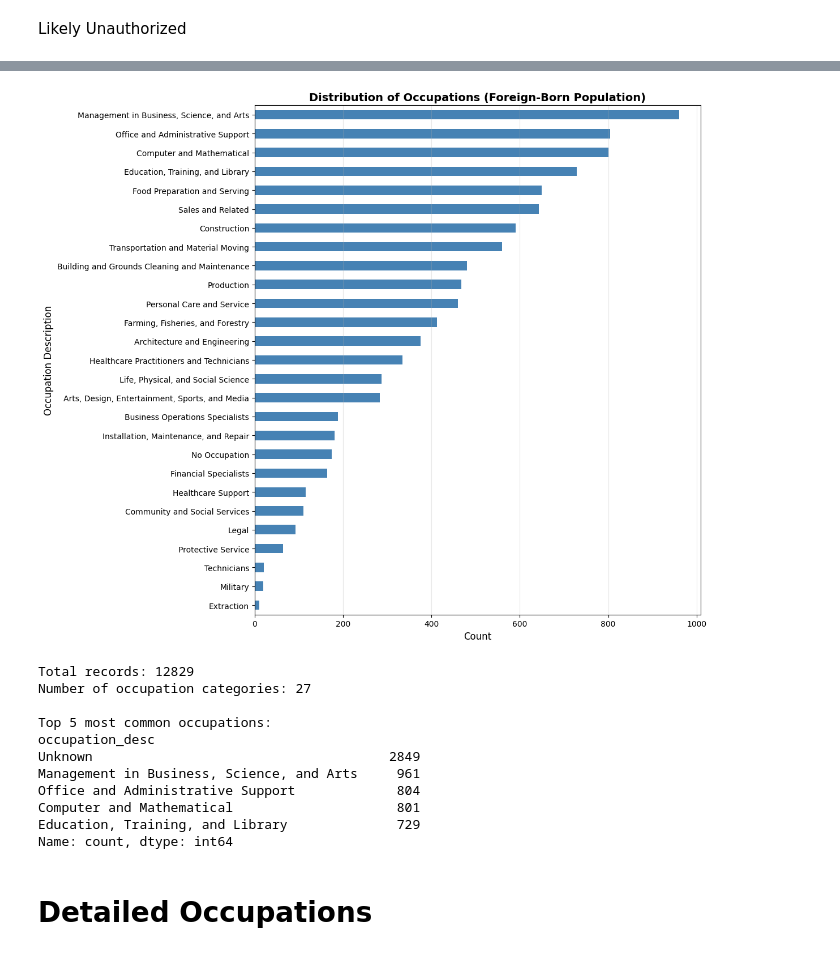
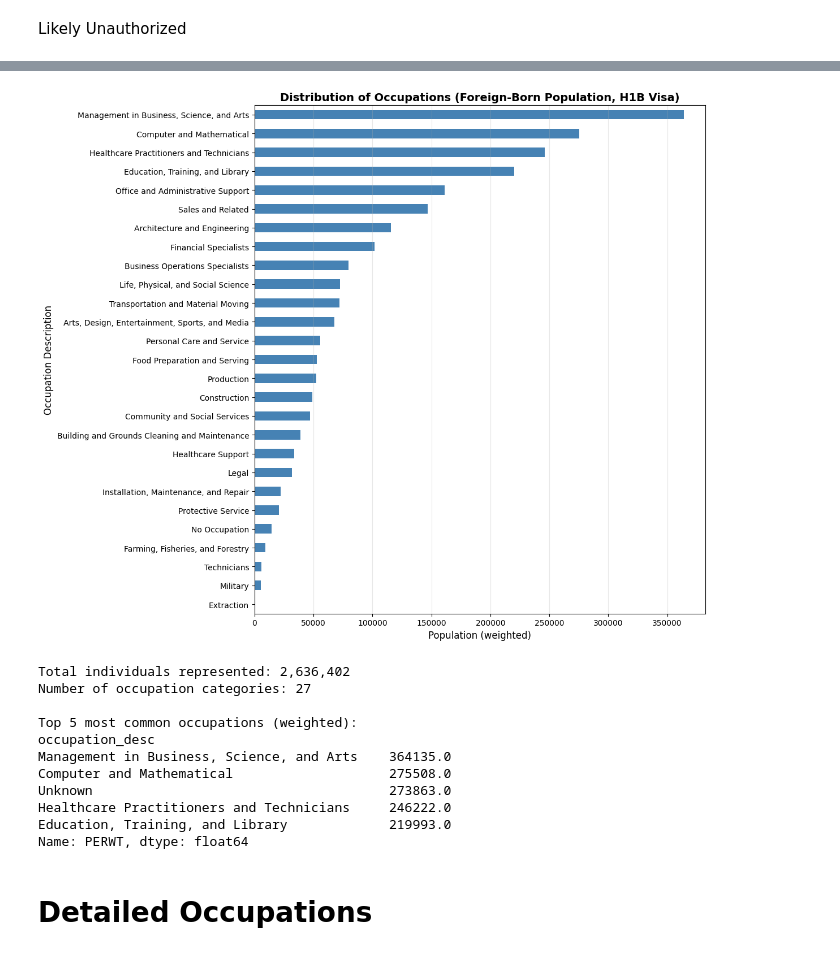
Before and after one commit to lindseylacey/Unidos, a Jupyter notebook: notebooks/immigration/acs_detailed_estimates.ipynb, the cells around one changed output, grey strips where cells are left out. Cells and saved outputs as stored; diff of their text form; code cells hidden in the pictures.

```diff
--- a/notebooks/immigration/acs_detailed_estimates.ipynb
+++ b/notebooks/immigration/acs_detailed_estimates.ipynb
@@ -221,8 +241,7 @@ Step 11: H1B Visa Designation
 educ_numeric = pd.to_numeric(foreign_born_df.get('EDUC', 0), errors='coerce').fillna(0)
 yrimmig_numeric = pd.to_numeric(foreign_born_df.get('YRIMMIG', foreign_born_df.get('yrimmig', 0)), errors='coerce').fillna(0)
 
-#h1b_likely_legal = (educ_numeric >= 111) | (yrimmig_numeric >= 56)
-h1b_likely_legal = (educ_numeric >= 101) | (yrimmig_numeric >= 2020)
+h1b_likely_legal = ((educ_numeric >= 10) & (educ_numeric <= 11)) | (yrimmig_numeric >= 2020)
 foreign_born_df.loc[:, 'likely_legal'] = foreign_born_df['likely_legal'] | h1b_likely_legal
 
 # EDUC 111+ or YRIMMIG 56+ marked likely legal
@@ -419,38 +438,38 @@ Name: count, dtype: int64
 # %%
 df_h1b_likely_legal = foreign_born_df[h1b_likely_legal].copy()
 
-occupation_counts = df_h1b_likely_legal['occupation_desc'].value_counts().sort_values(ascending=True)
+occupation_counts = df_h1b_likely_legal.groupby('occupation_desc')['PERWT'].sum().sort_values(ascending=True)
 occupation_counts = occupation_counts[occupation_counts.index != 'Unknown'].sort_values(ascending=True)
 # Create a horizontal bar chart for better readability
 fig, ax = plt.subplots(figsize=(12, 10))
 occupation_counts.plot(kind='barh', ax=ax, color='steelblue')
 
-ax.set_xlabel('Count', fontsize=12)
+ax.set_xlabel('Population (weighted)', fontsize=12)
 ax.set_ylabel('Occupation Description', fontsize=12)
-ax.set_title('Distribution of Occupations (Foreign-Born Population)', fontsize=14, fontweight='bold')
+ax.set_title('Distribution of Occupations (Foreign-Born Population, H1B Visa)', fontsize=14, fontweight='bold')
 ax.grid(axis='x', alpha=0.3)
 
 plt.tight_layout()
 plt.show()
 
 # Print summary statistics
-print(f"\nTotal records: {len(df_h1b_likely_legal)}")
+print(f"\nTotal individuals represented: {int(df_h1b_likely_legal['PERWT'].sum()):,}")
 print(f"Number of occupation categories: {len(occupation_counts)}")
-print(f"\nTop 5 most common occupations:")
-print(df_h1b_likely_legal['occupation_desc'].value_counts().head())
+print(f"\nTop 5 most common occupations (weighted):")
+print(df_h1b_likely_legal.groupby('occupation_desc')['PERWT'].sum().sort_values(ascending=False).head())
 # %% [output]
-[figure, old version]
+[figure, new version]
-Total records: 12829
+Total individuals represented: 2,636,402
 Number of occupation categories: 27
 
-Top 5 most common occupations:
+Top 5 most common occupations (weighted):
 occupation_desc
-Unknown                                      2849
-Management in Business, Science, and Arts     961
-Office and Administrative Support             804
-Computer and Mathematical                     801
-Education, Training, and Library              729
-Name: count, dtype: int64
+Management in Business, Science, and Arts    364135.0
+Computer and Mathematical                    275508.0
+Unknown                                      273863.0
+Healthcare Practitioners and Technicians     246222.0
+Education, Training, and Library             219993.0
+Name: PERWT, dtype: float64
 # %% [markdown]
 # Detailed Occupations
 # %%
```
Also changed, not shown: parts of 12 cells of this notebook, 2 other files.
